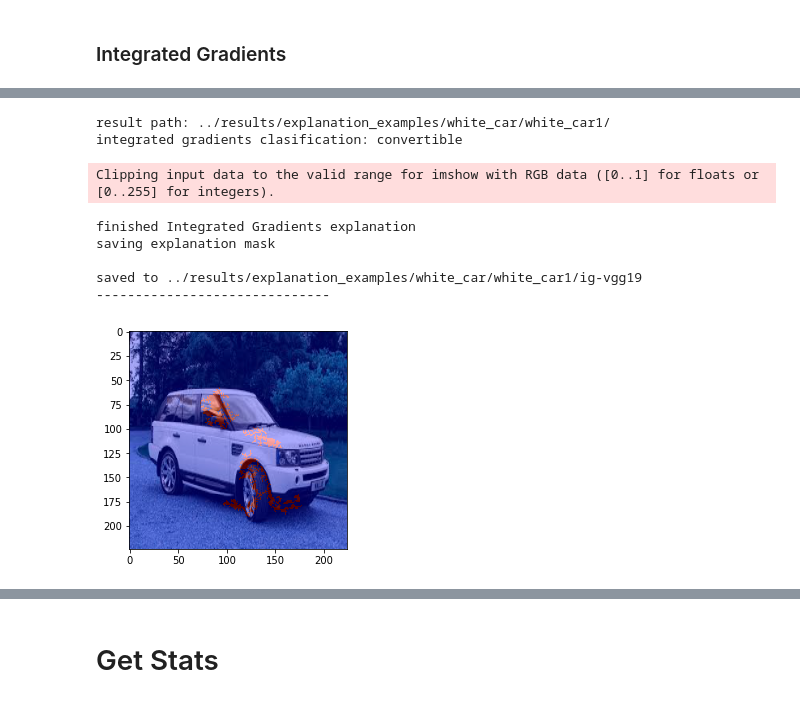
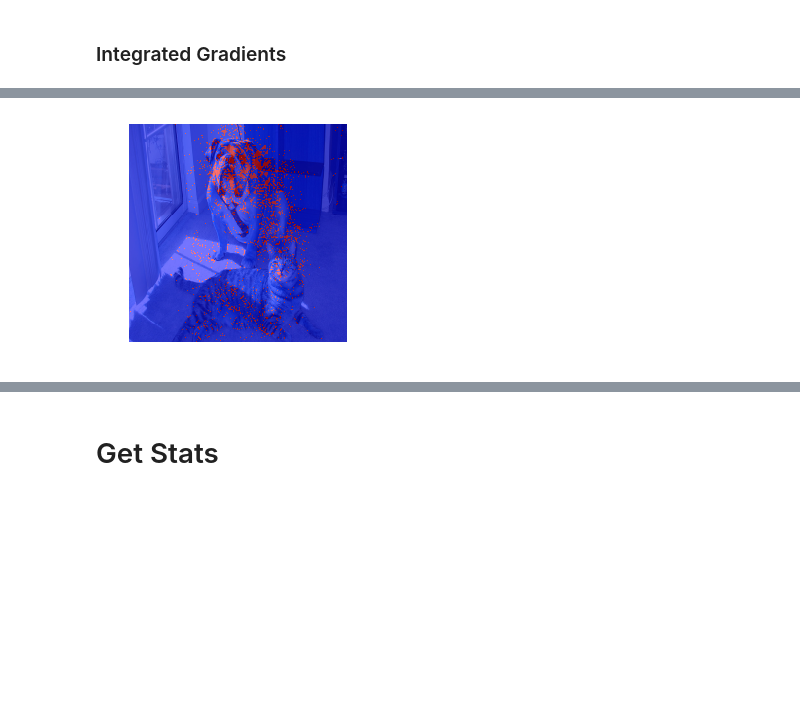
Before and after one commit to lisadunlap/explain-eval-remote, a Jupyter notebook: notebooks/Getting_Started.ipynb, the cells around one changed output, grey strips where cells are left out. Saved outputs shown, nothing was run; the diff lists cells and outputs as text; code cells hidden in the pictures; blank space fills up the shorter version.

```diff
--- a/notebooks/Getting_Started.ipynb
+++ b/notebooks/Getting_Started.ipynb
@@ -80,14 +131,12 @@ finished Integrated Gradients explanation
-# %%
-displ_img = cv2.imread('../data/samples/white_car.jpg')
-displ_img = cv2.resize(displ_img, (224, 224))
-ig_expl = gen_grounding(displ_img, 'vgg19', 'ig', 'white_car', show=True, save_path=save_path, label_index=i)
-# %% [output]
-result path: ../results/explanation_examples/white_car/white_car1/
-integrated gradients clasification: convertible
-Clipping input data to the valid range for imshow with RGB data ([0..1] for floats or [0..255] for integers).
-finished Integrated Gradients explanation
-saving explanation mask
-
-saved to ../results/explanation_examples/white_car/white_car1/ig-vgg19
-------------------------------
-[figure, removed]
+# %%
+ig_expl_cat = gen_grounding(displ_img,
+                       'ig',
+                       'cat_dog',
+                       'resnet18',
+                       show=True,
+                       save=True,
+                       target_index=242,
+                       save_path='./',
+                       device=0,
+                       index=True)
+# %% [output]
@@ -93,0 +145 @@ saved to ../results/explanation_examples/white_car/white_car1/ig-vgg19
+[figure, added]
```
Also changed, not shown: parts of 23 cells of this notebook, 1 other file.
